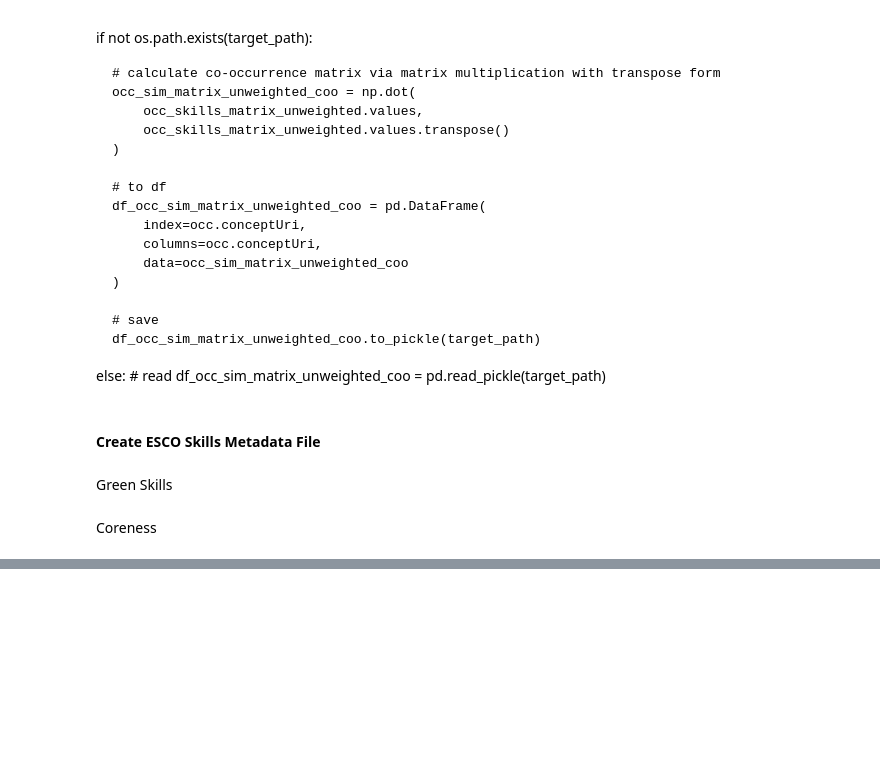
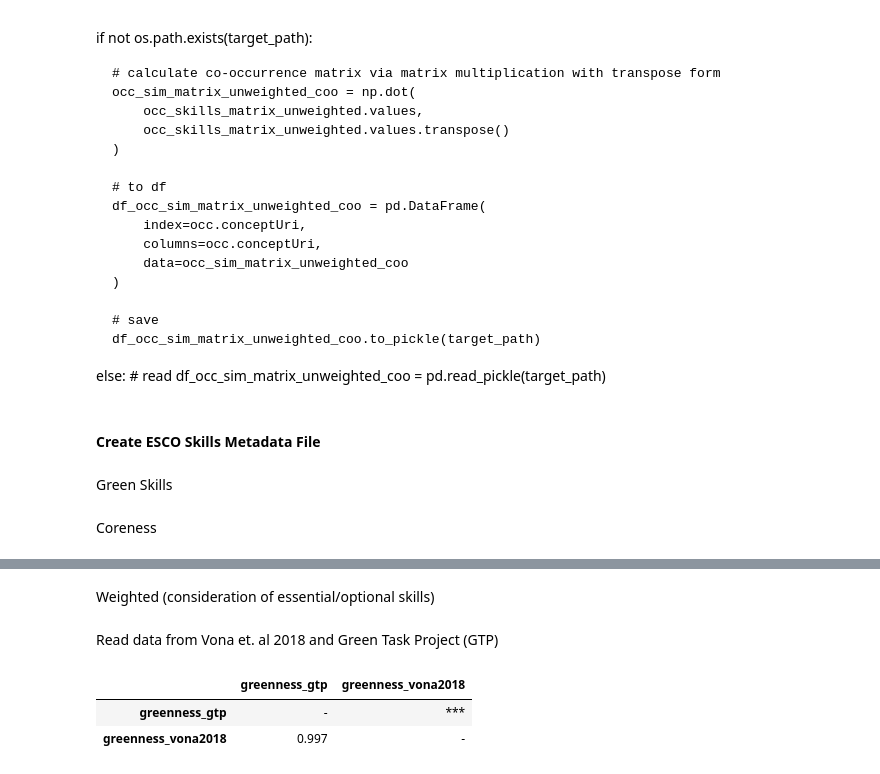
Before and after one commit to derpyninja/re4gt, a Jupyter notebook: notebooks/01-fz-esco-preprocessing.ipynb, the cells around one changed output, grey strips where cells are left out. Saved outputs shown, nothing was run; the diff lists cells and outputs as text; code cells hidden in the pictures; blank space fills up the shorter version.

```diff
--- a/notebooks/01-fz-esco-preprocessing.ipynb
+++ b/notebooks/01-fz-esco-preprocessing.ipynb
@@ -268,0 +318,2 @@ print(len(skills_coreness) - len(skills_metadata.coreness.dropna()))  # (probabl
+# %% [markdown]
+Weighted (consideration of essential/optional skills)
@@ -268,0 +322,2 @@ print(len(skills_coreness) - len(skills_metadata.coreness.dropna()))  # (probabl
+# %% [markdown]
+Read data from Vona et. al 2018 and Green Task Project (GTP)
@@ -268,0 +343,7 @@ print(len(skills_coreness) - len(skills_metadata.coreness.dropna()))  # (probabl
+# %%
+import pingouin as pg
+greenness_onet[["greenness_gtp", "greenness_vona2018"]].rcorr(method="pearson")
+# %% [output]
+|  | greenness_gtp | greenness_vona2018 |
+| greenness_gtp | - | *** |
+| greenness_vona2018 | 0.997 | - |
```
Also changed, not shown: parts of 22 cells of this notebook.
